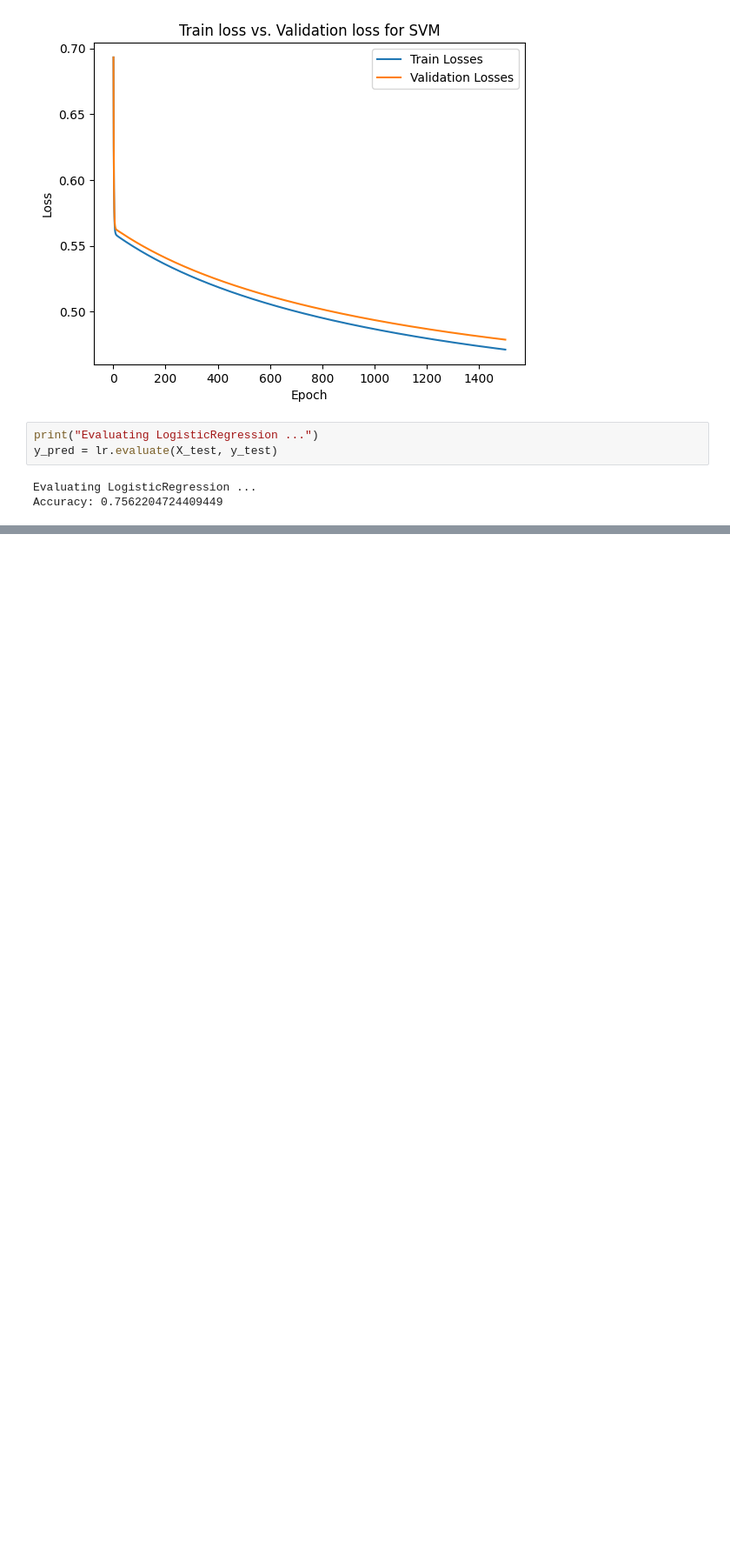
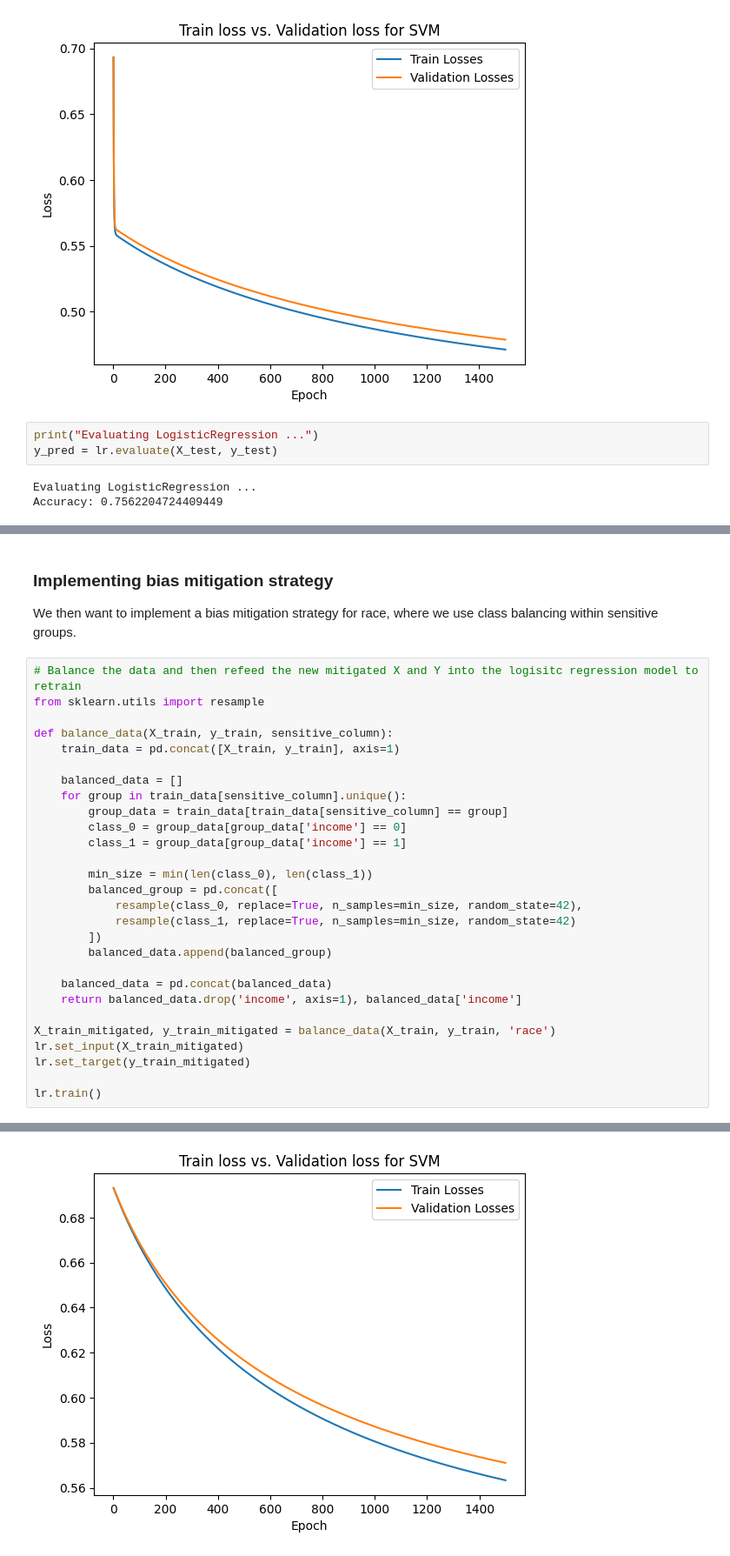
Before and after one commit to junged856/4al3_final_proj, a Jupyter notebook: src/project.ipynb, the cells around one changed output, grey strips where cells are left out. Shown at 87% size. Cells and saved outputs as stored; diff of their text form; blank space fills up the shorter version.

Commit message:
bias measurement and mitigation strategy

```diff
--- a/src/project.ipynb
+++ b/src/project.ipynb
@@ -287,0 +284,32 @@ Race 3: TPR = 0.17
+# %% [markdown]
+### Implementing bias mitigation strategy
+We then want to implement a bias mitigation strategy for race, where we use class balancing within sensitive groups.
+# %%
+# Balance the data and then refeed the new mitigated X and Y into the logisitc regression model to retrain
+from sklearn.utils import resample
+
+def balance_data(X_train, y_train, sensitive_column):
+    train_data = pd.concat([X_train, y_train], axis=1)
+
+    balanced_data = []
+    for group in train_data[sensitive_column].unique():
+        group_data = train_data[train_data[sensitive_column] == group]
+        class_0 = group_data[group_data['income'] == 0]
+        class_1 = group_data[group_data['income'] == 1]
+
+        min_size = min(len(class_0), len(class_1))
+        balanced_group = pd.concat([
+            resample(class_0, replace=True, n_samples=min_size, random_state=42),
+            resample(class_1, replace=True, n_samples=min_size, random_state=42)
+        ])
+        balanced_data.append(balanced_group)
+
+    balanced_data = pd.concat(balanced_data)
+    return balanced_data.drop('income', axis=1), balanced_data['income']
+
+X_train_mitigated, y_train_mitigated = balance_data(X_train, y_train, 'race')
+lr.set_input(X_train_mitigated)
+lr.set_target(y_train_mitigated)
+
+lr.train()
+# %% [output]
@@ -287,0 +332 @@ Race 3: TPR = 0.17
+[figure, added]
```
Also changed, not shown: parts of 7 cells of this notebook, 1 other file.
